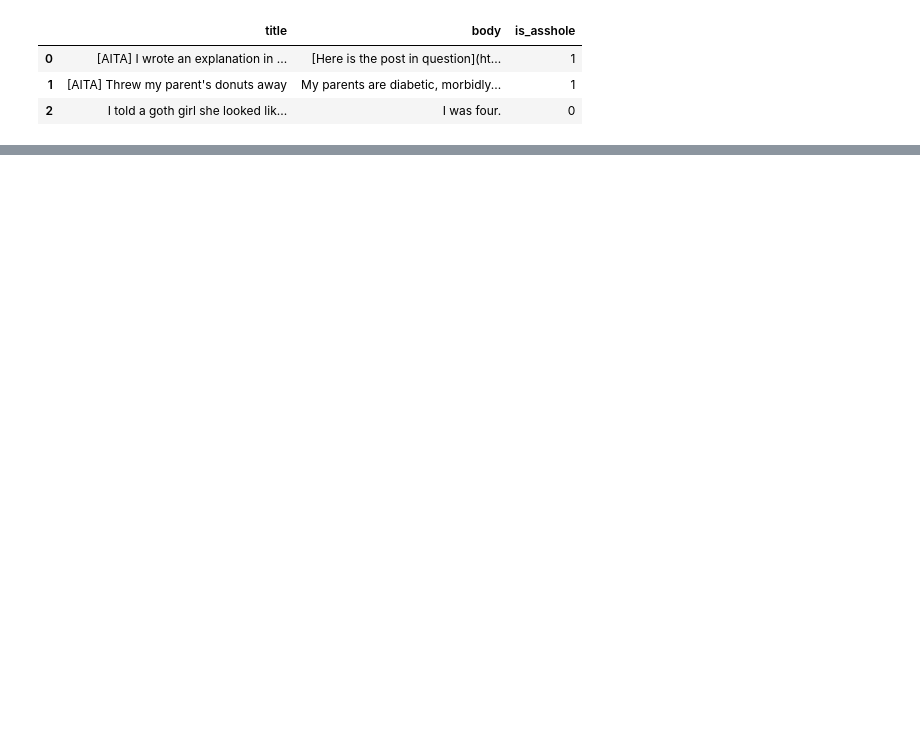
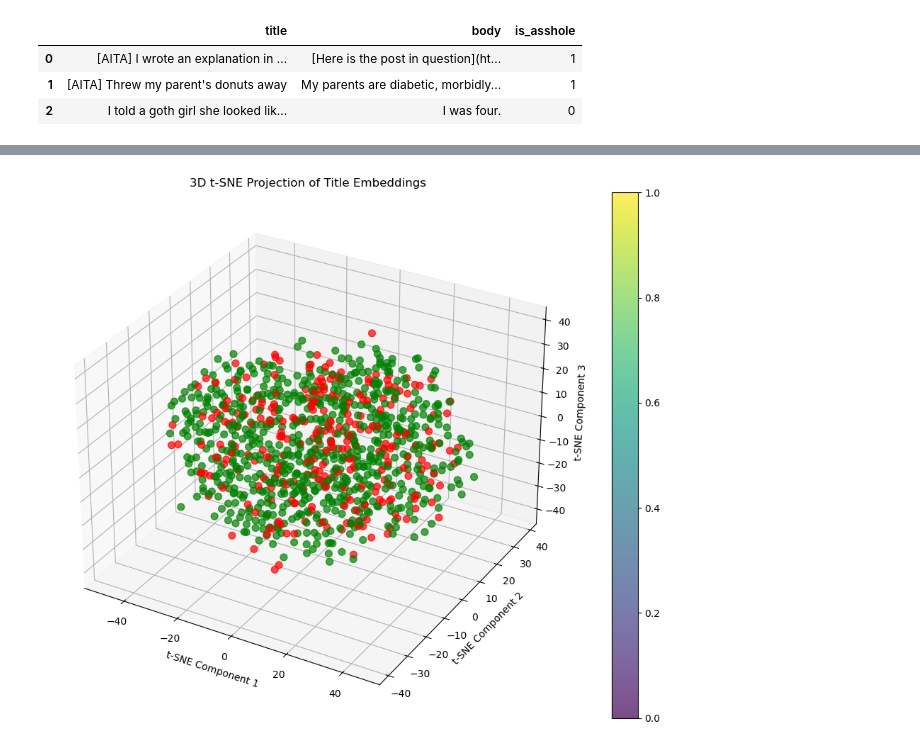
Before and after one commit to dingusagar/AmITheAsshole-Classifier, a Jupyter notebook: visualizations.ipynb, the cells around one changed output, grey strips where cells are left out. Saved outputs shown, nothing was run; the diff lists cells and outputs as text; code cells hidden in the pictures; blank space fills up the shorter version.

```diff
--- a/visualizations.ipynb
+++ b/visualizations.ipynb
@@ -54,0 +124,27 @@ title_embeddings = model.encode(df['title'].tolist())
+# %%
+# Assuming 'title_embeddings' is high-dimensional
+tsne = TSNE(n_components=3, random_state=42)
+reduced_embeddings_tsne3 = tsne.fit_transform(title_embeddings)
+# %%
+
+# Create a 3D plot
+fig = plt.figure(figsize=(12, 8))
+ax = fig.add_subplot(111, projection='3d')
+
+# Plot the points in 3D, using cluster labels for coloring
+scatter = ax.scatter(reduced_embeddings_tsne3[:, 0], reduced_embeddings_tsne3[:, 1], reduced_embeddings_tsne3[:, 2],
+                     c=is_asshole_colors, cmap='viridis', s=50, alpha=0.7)
+
+# Add color bar
+fig.colorbar(scatter)
+
+# Set titles and labels
+ax.set_title('3D t-SNE Projection of Title Embeddings')
+ax.set_xlabel('t-SNE Component 1')
+ax.set_ylabel('t-SNE Component 2')
+ax.set_zlabel('t-SNE Component 3')
+
+plt.tight_layout()
+plt.show()
+# %% [output]
+[figure, added]
```
Also changed, not shown: parts of 16 cells of this notebook, 1 other file.
